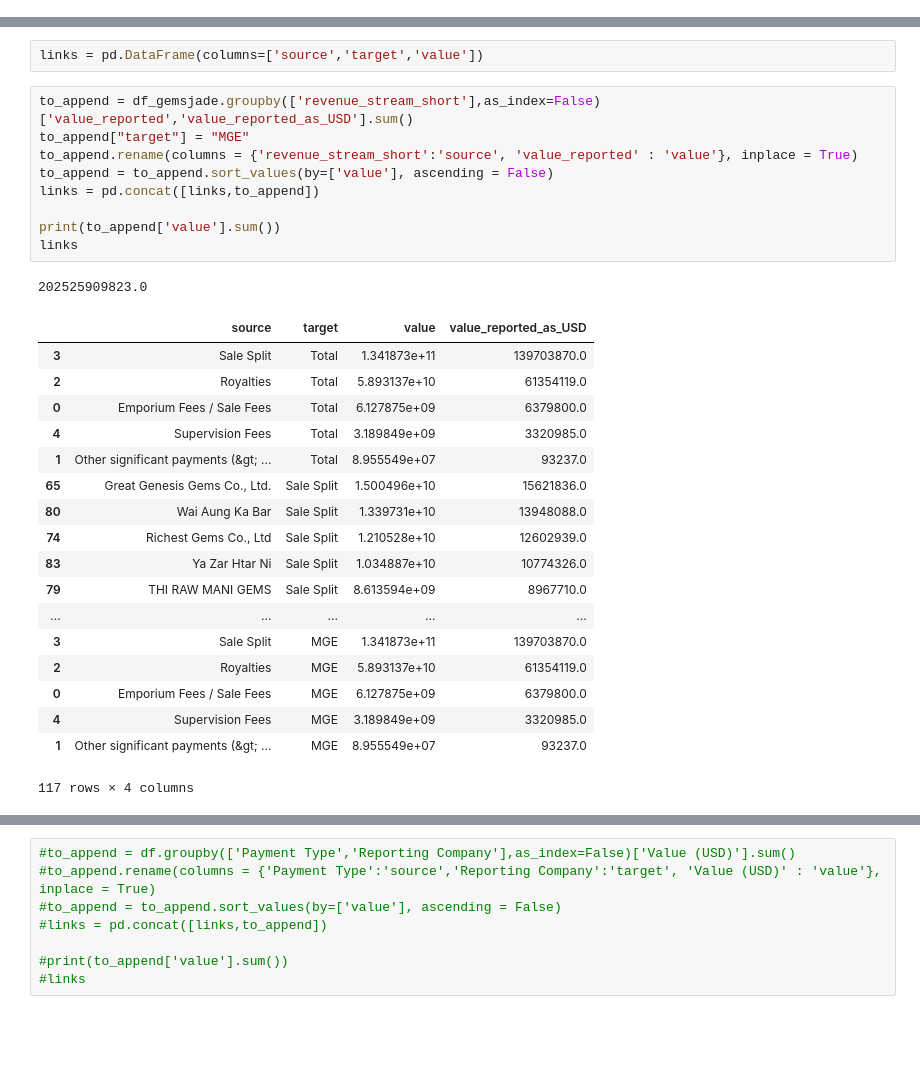
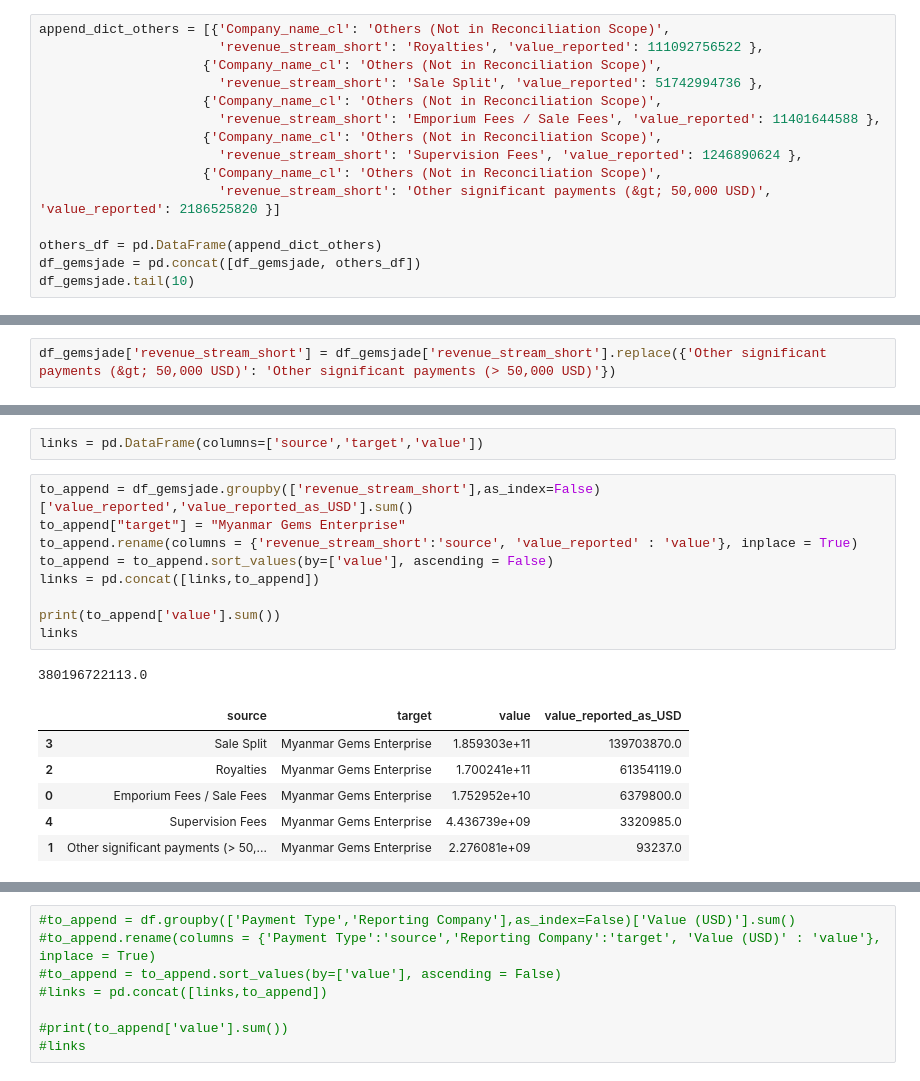
Before and after one commit to NRGI/jade-revenues, a Jupyter notebook: revenues-test/Preparing Data.ipynb, the cells around one changed output, grey strips where cells are left out. Cells and saved outputs as stored; diff of their text form; blank space fills up the shorter version.

Commit message:
Added revenue flows from MGE to government

```diff
--- a/revenues-test/Preparing Data.ipynb
+++ b/revenues-test/Preparing Data.ipynb
@@ -69,0 +80,15 @@ df_gemsjade = df[df['Commodities'] == 'Gems & Jade']
+# %%
+append_dict_others = [{'Company_name_cl': 'Others (Not in Reconciliation Scope)',
+                       'revenue_stream_short': 'Royalties', 'value_reported': 111092756522 },
+                     {'Company_name_cl': 'Others (Not in Reconciliation Scope)',
+                       'revenue_stream_short': 'Sale Split', 'value_reported': 51742994736 },
+                     {'Company_name_cl': 'Others (Not in Reconciliation Scope)',
+                       'revenue_stream_short': 'Emporium Fees / Sale Fees', 'value_reported': 11401644588 },
+                     {'Company_name_cl': 'Others (Not in Reconciliation Scope)',
+                       'revenue_stream_short': 'Supervision Fees', 'value_reported': 1246890624 },
+                     {'Company_name_cl': 'Others (Not in Reconciliation Scope)',
+                       'revenue_stream_short': 'Other significant payments (&gt; 50,000 USD)', 'value_reported': 2186525820 }]
+
+others_df = pd.DataFrame(append_dict_others)
+df_gemsjade = pd.concat([df_gemsjade, others_df])
+df_gemsjade.tail(10)
@@ -70,3 +108,5 @@ df_gemsjade = df[df['Commodities'] == 'Gems & Jade']
+# %%
+df_gemsjade['revenue_stream_short'] = df_gemsjade['revenue_stream_short'].replace({'Other significant payments (&gt; 50,000 USD)': 'Other significant payments (> 50,000 USD)'})
 # %% [markdown]
 ## Remove negative payments for Sankey
 # %%
@@ -77,30 +117,18 @@ df_gemsjade = df_gemsjade[df_gemsjade["value_reported"] >= 0]
 links = pd.DataFrame(columns=['source','target','value'])
 # %%
 to_append = df_gemsjade.groupby(['revenue_stream_short'],as_index=False)['value_reported','value_reported_as_USD'].sum()
-to_append["target"] = "MGE"
+to_append["target"] = "Myanmar Gems Enterprise"
 to_append.rename(columns = {'revenue_stream_short':'source', 'value_reported' : 'value'}, inplace = True)
 to_append = to_append.sort_values(by=['value'], ascending = False)
 links = pd.concat([links,to_append])
 
 print(to_append['value'].sum())
 links
 # %% [output]
-202525909823.0
+380196722113.0
 |  | source | target | value | value_reported_as_USD |
-| 3 | Sale Split | Total | 1.341873e+11 | 139703870.0 |
-| 2 | Royalties | Total | 5.893137e+10 | 61354119.0 |
-| 0 | Emporium Fees / Sale Fees | Total | 6.127875e+09 | 6379800.0 |
-| 4 | Supervision Fees | Total | 3.189849e+09 | 3320985.0 |
-| 1 | Other significant payments (&gt; ... | Total | 8.955549e+07 | 93237.0 |
-| 65 | Great Genesis Gems Co., Ltd. | Sale Split | 1.500496e+10 | 15621836.0 |
-| 80 | Wai Aung Ka Bar | Sale Split | 1.339731e+10 | 13948088.0 |
-| 74 | Richest Gems Co., Ltd | Sale Split | 1.210528e+10 | 12602939.0 |
-| 83 | Ya Zar Htar Ni | Sale Split | 1.034887e+10 | 10774326.0 |
-| 79 | THI RAW MANI GEMS | Sale Split | 8.613594e+09 | 8967710.0 |
-| ... | ... | ... | ... | ... |
-| 3 | Sale Split | MGE | 1.341873e+11 | 139703870.0 |
-| 2 | Royalties | MGE | 5.893137e+10 | 61354119.0 |
-| 0 | Emporium Fees / Sale Fees | MGE | 6.127875e+09 | 6379800.0 |
-| 4 | Supervision Fees | MGE | 3.189849e+09 | 3320985.0 |
-| 1 | Other significant payments (&gt; ... | MGE | 8.955549e+07 | 93237.0 |
+| 3 | Sale Split | Myanmar Gems Enterprise | 1.859303e+11 | 139703870.0 |
+| 2 | Royalties | Myanmar Gems Enterprise | 1.700241e+11 | 61354119.0 |
+| 0 | Emporium Fees / Sale Fees | Myanmar Gems Enterprise | 1.752952e+10 | 6379800.0 |
+| 4 | Supervision Fees | Myanmar Gems Enterprise | 4.436739e+09 | 3320985.0 |
+| 1 | Other significant payments (> 50,... | Myanmar Gems Enterprise | 2.276081e+09 | 93237.0 |
-117 rows × 4 columns
```
Also changed, not shown: parts of 7 cells of this notebook, 2 other files.
